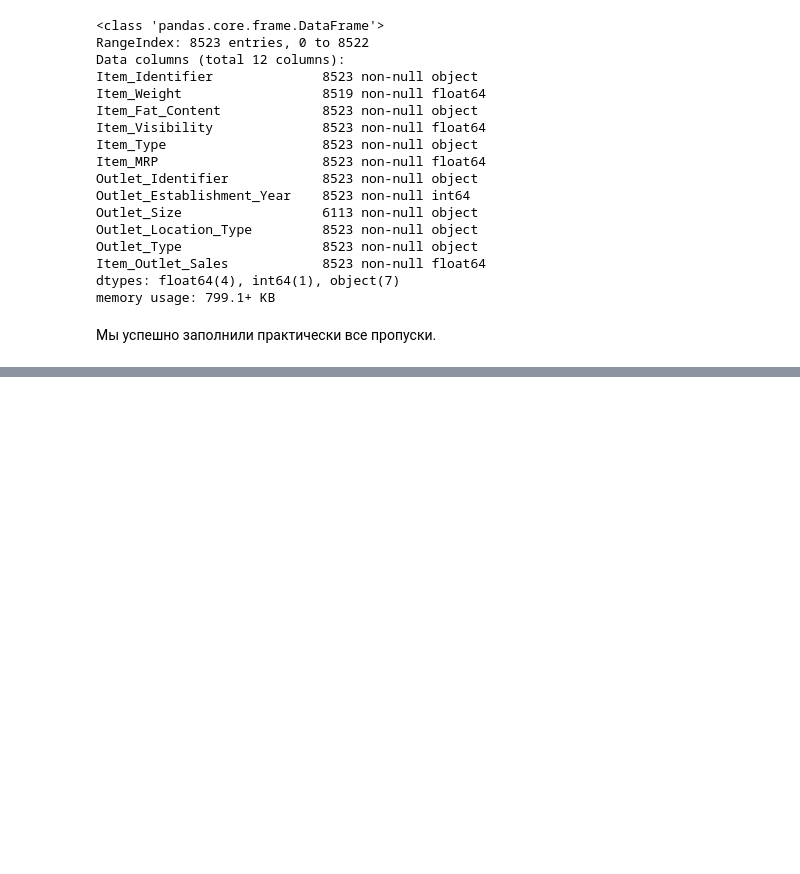
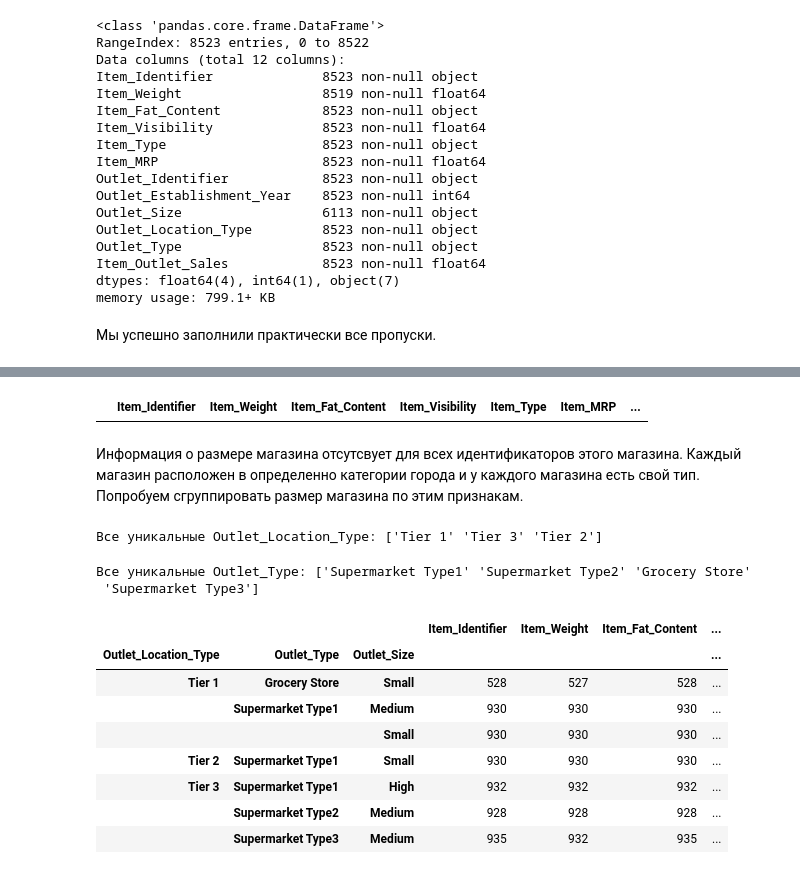
Before and after one commit to mrvanolog/Netology, a Jupyter notebook: Машинное обучение 2.0/Построение модели/SemiFinal/SemiFinal.ipynb, the cells around one changed output, grey strips where cells are left out. Drawn from its saved outputs; the diff is of its cells as text; code cells hidden in the pictures; blank space fills up the shorter version.

```diff
--- a/Машинное обучение 2.0/Построение модели/SemiFinal/SemiFinal.ipynb
+++ b/Машинное обучение 2.0/Построение модели/SemiFinal/SemiFinal.ipynb
@@ -141,0 +162,28 @@ memory usage: 799.1+ KB
+# %%
+cond = (df.Outlet_Identifier == 'OUT010') & df.Outlet_Size.notnull()
+df[cond].head()
+# %% [output]
+|  | Item_Identifier | Item_Weight | Item_Fat_Content | Item_Visibility | Item_Type | Item_MRP | ... |
+# %% [markdown]
+Информация о размере магазина отсутсвует для всех идентификаторов этого магазина. Каждый магазин расположен в определенно категории города и у каждого магазина есть свой тип. Попробуем сгруппировать размер магазина по этим признакам.
+# %%
+print('Все уникальные Outlet_Location_Type:', df.Outlet_Location_Type.unique())
+# %% [output]
+Все уникальные Outlet_Location_Type: ['Tier 1' 'Tier 3' 'Tier 2']
+# %%
+print('Все уникальные Outlet_Type:', df.Outlet_Type.unique())
+# %% [output]
+Все уникальные Outlet_Type: ['Supermarket Type1' 'Supermarket Type2' 'Grocery Store'
+ 'Supermarket Type3']
+# %%
+df.groupby(['Outlet_Location_Type', 'Outlet_Type', 'Outlet_Size']).count()
+# %% [output]
+|  |  |  | Item_Identifier | Item_Weight | Item_Fat_Content | ... |
+| Outlet_Location_Type | Outlet_Type | Outlet_Size |  |  |  | ... |
+| Tier 1 | Grocery Store | Small | 528 | 527 | 528 | ... |
+|  | Supermarket Type1 | Medium | 930 | 930 | 930 | ... |
+|  |  | Small | 930 | 930 | 930 | ... |
+| Tier 2 | Supermarket Type1 | Small | 930 | 930 | 930 | ... |
+| Tier 3 | Supermarket Type1 | High | 932 | 932 | 932 | ... |
+|  | Supermarket Type2 | Medium | 928 | 928 | 928 | ... |
+|  | Supermarket Type3 | Medium | 935 | 932 | 935 | ... |
```
Also changed, not shown: parts of 19 cells of this notebook.
